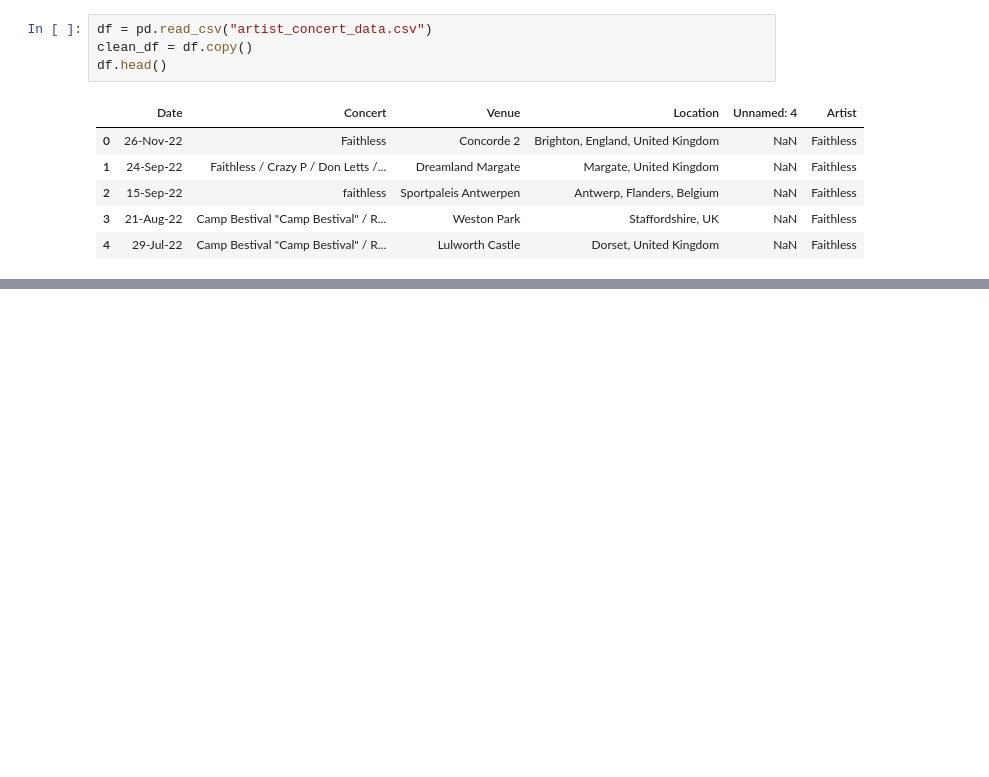
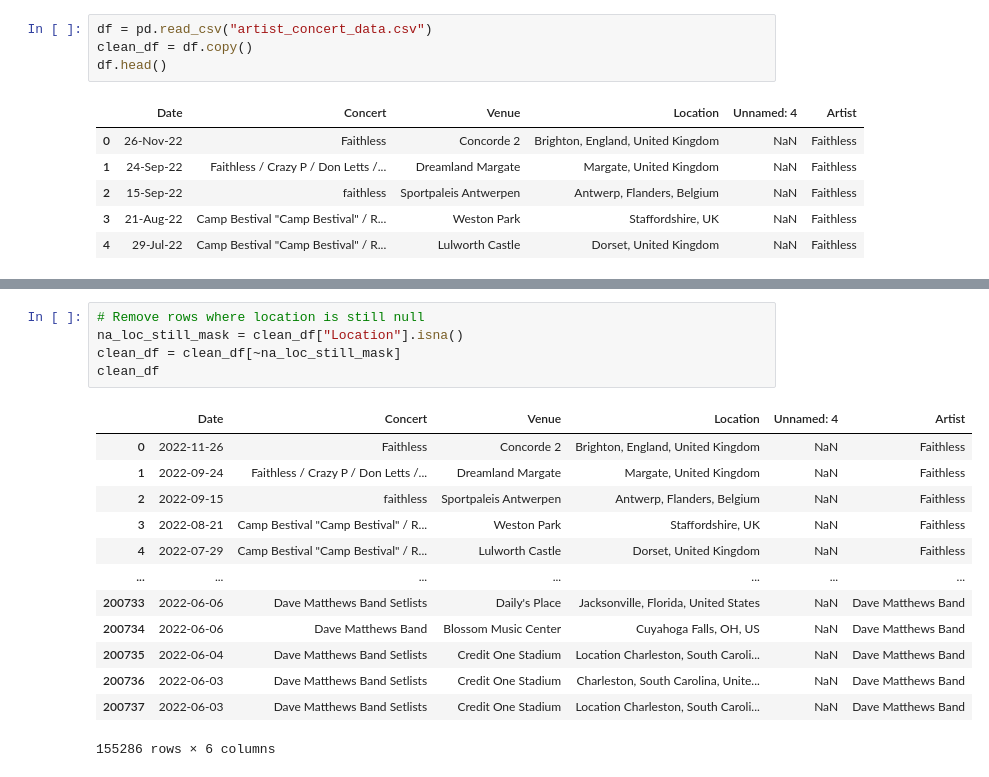
Before and after one commit to bobrien7/Music-Hall, a Jupyter notebook: data/concert_archives/concert_data_cleaning.ipynb, the cells around one changed output, grey strips where cells are left out. Drawn from its saved outputs; the diff is of its cells as text; blank space fills up the shorter version.

```diff
--- a/data/concert_archives/concert_data_cleaning.ipynb
+++ b/data/concert_archives/concert_data_cleaning.ipynb
@@ -59,3 +105,22 @@ clean_df
+# %%
+# Remove rows where location is still null
+na_loc_still_mask = clean_df["Location"].isna()
+clean_df = clean_df[~na_loc_still_mask]
+clean_df
+# %% [output]
+|  | Date | Concert | Venue | Location | Unnamed: 4 | Artist |
+| 0 | 2022-11-26 | Faithless | Concorde 2 | Brighton, England, United Kingdom | NaN | Faithless |
+| 1 | 2022-09-24 | Faithless / Crazy P / Don Letts /... | Dreamland Margate | Margate, United Kingdom | NaN | Faithless |
+| 2 | 2022-09-15 | faithless | Sportpaleis Antwerpen | Antwerp, Flanders, Belgium | NaN | Faithless |
+| 3 | 2022-08-21 | Camp Bestival "Camp Bestival" / R... | Weston Park | Staffordshire, UK | NaN | Faithless |
+| 4 | 2022-07-29 | Camp Bestival "Camp Bestival" / R... | Lulworth Castle | Dorset, United Kingdom | NaN | Faithless |
+| ... | ... | ... | ... | ... | ... | ... |
+| 200733 | 2022-06-06 | Dave Matthews Band Setlists | Daily's Place | Jacksonville, Florida, United States | NaN | Dave Matthews Band |
+| 200734 | 2022-06-06 | Dave Matthews Band | Blossom Music Center | Cuyahoga Falls, OH, US | NaN | Dave Matthews Band |
+| 200735 | 2022-06-04 | Dave Matthews Band Setlists | Credit One Stadium | Location Charleston, South Caroli... | NaN | Dave Matthews Band |
+| 200736 | 2022-06-03 | Dave Matthews Band Setlists | Credit One Stadium | Charleston, South Carolina, Unite... | NaN | Dave Matthews Band |
+| 200737 | 2022-06-03 | Dave Matthews Band Setlists | Credit One Stadium | Location Charleston, South Caroli... | NaN | Dave Matthews Band |
+155286 rows × 6 columns
 # %%
 # Drop column Unnamed: 4
 clean_df = clean_df.drop(["Unnamed: 4"], axis = 1)
```
Also changed, not shown: parts of 10 cells of this notebook, 6 other files.
